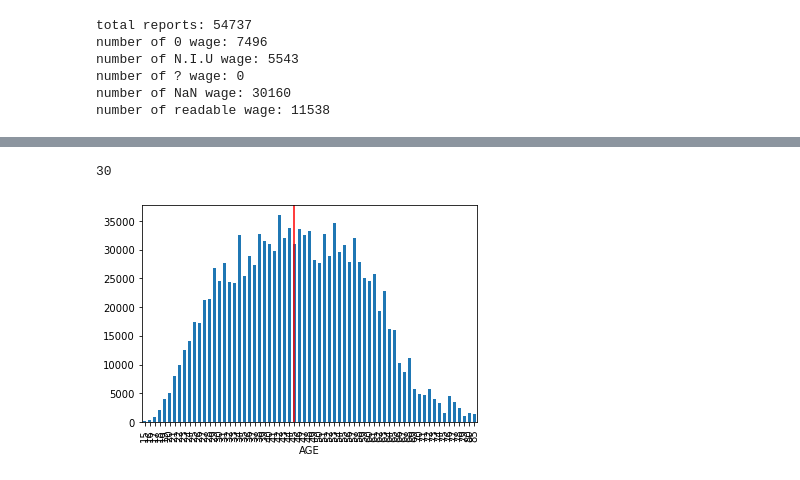
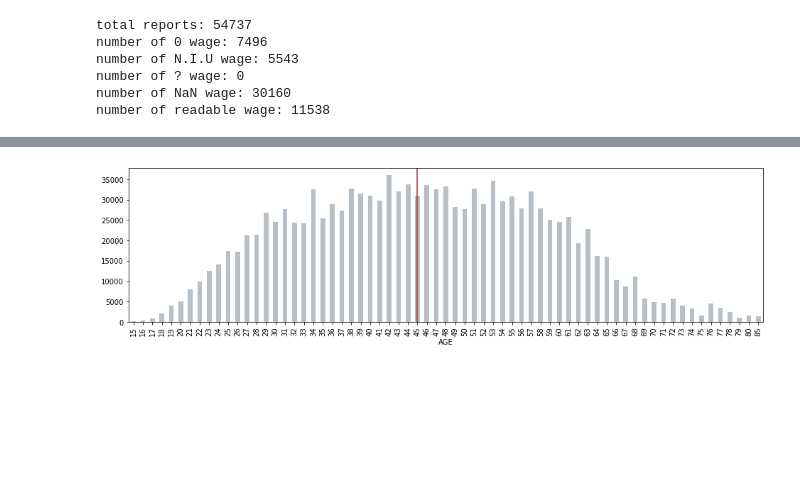
Before and after one commit to weiyueli7/beginners-newbies, a Jupyter notebook: util/vis.ipynb, the cells around one changed output, grey strips where cells are left out. Saved outputs shown, nothing was run; the diff lists cells and outputs as text; code cells hidden in the pictures; blank space fills up the shorter version.

```diff
--- a/util/vis.ipynb
+++ b/util/vis.ipynb
@@ -103,0 +136,20 @@ fig.savefig('factors_vs_inc.png')
+# %%
+ser = filtered.groupby('REGION').mean()['inc_cpi99'].sort_values()
+region_ord = ser.reset_index()['REGION']
+region_ord = {region_ord.loc[i] : i  for i in region_ord.index}
+filtered['region_ord'] = filtered['REGION'].apply(lambda x : region_ord[x])
+
+ser = filtered.groupby('RACE').mean()['inc_cpi99'].sort_values()
+race_ord = ser.reset_index()['RACE']
+race_ord = {race_ord.loc[i] : i  for i in race_ord.index}
+filtered['race_ord'] = filtered['RACE'].apply(lambda x : race_ord[x])
+
+ser = filtered.groupby('OCC').mean()['inc_cpi99'].sort_values()
+occ_ord = ser.reset_index()['OCC']
+occ_ord = {occ_ord.loc[i] : i  for i in occ_ord.index}
+filtered['occ_ord'] = filtered['OCC'].apply(lambda x : occ_ord[x])
+
+# fig, axs = display_categ(
+#     filtered,
+#     ['region_ord', 'race_ord', 'occ_ord'])
+# fig.savefig('factors_vs_inc_ord.png')
@@ -104,29 +158,27 @@ fig.savefig('factors_vs_inc.png')
 # %%
 def age_score(df):
     salary_vs_age = df[['AGE', 'inc_cpi99']]
+    plt.rcParams["figure.figsize"] = (16,4)
 
     mean_inc_by_age = df.groupby('AGE').mean()['inc_cpi99']
-    mean_inc_by_age.plot(kind='bar')
+    mean_inc_by_age.plot(kind='bar', color='slategrey', alpha=.5)
 
     age_lst = mean_inc_by_age.index.tolist()
 
     l = np.min(age_lst)
     r = np.max(age_lst)
     while l <= r:
         mid = (l + r) >> 1
         lower = mean_inc_by_age.iloc[:mid].sum()
         upper = mean_inc_by_age.iloc[mid:].sum()
         if lower >= upper:
             r = mid - 1
         else:
             l = mid + 1
 
-    plt.axvline(r, color='red')
-    print(r)
-
-
+    plt.axvline(r, color='brown')
+    plt.savefig('age_centered.png')
 age_score(filtered)
 # %% [output]
-30
-[figure, old version]
+[figure, new version]
 # %%
```
Also changed, not shown: parts of 14 cells of this notebook, 8 other files.
